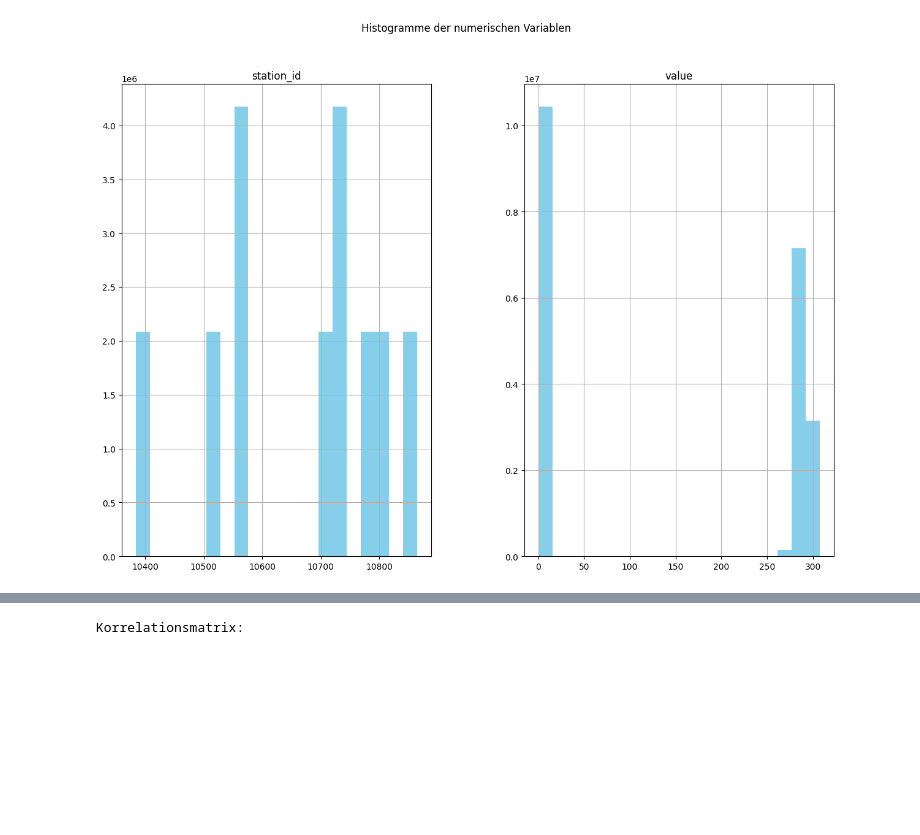
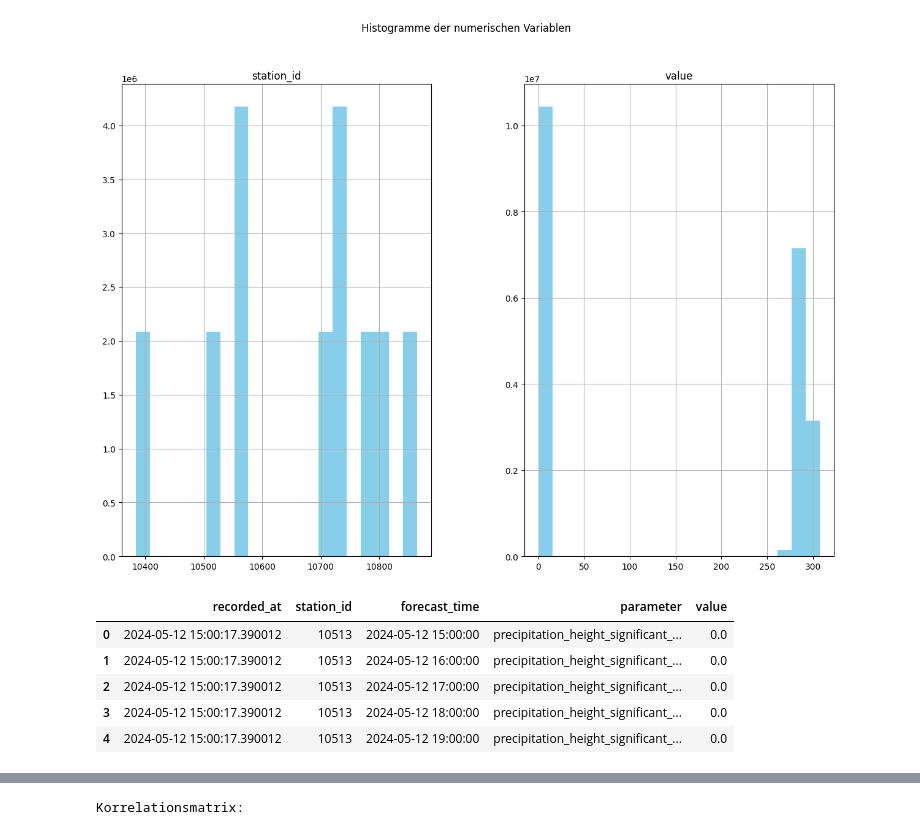
Before and after one commit to Fohlen/weather_experiment, a Jupyter notebook: data_analysis.ipynb, the cells around one changed output, grey strips where cells are left out. Saved outputs shown, nothing was run; the diff lists cells and outputs as text; code cells hidden in the pictures; blank space fills up the shorter version.

```diff
--- a/data_analysis.ipynb
+++ b/data_analysis.ipynb
@@ -86,3 +104,12 @@ plt.show()
 # %% [output]
 <Figure size 1200x800 with 0 Axes>
 [figure]
+# %%
+data.head()
+# %% [output]
+|  | recorded_at | station_id | forecast_time | parameter | value |
+| 0 | 2024-05-12 15:00:17.390012 | 10513 | 2024-05-12 15:00:00 | precipitation_height_significant_... | 0.0 |
+| 1 | 2024-05-12 15:00:17.390012 | 10513 | 2024-05-12 16:00:00 | precipitation_height_significant_... | 0.0 |
+| 2 | 2024-05-12 15:00:17.390012 | 10513 | 2024-05-12 17:00:00 | precipitation_height_significant_... | 0.0 |
+| 3 | 2024-05-12 15:00:17.390012 | 10513 | 2024-05-12 18:00:00 | precipitation_height_significant_... | 0.0 |
+| 4 | 2024-05-12 15:00:17.390012 | 10513 | 2024-05-12 19:00:00 | precipitation_height_significant_... | 0.0 |
```
Also changed, not shown: parts of 6 cells of this notebook.
